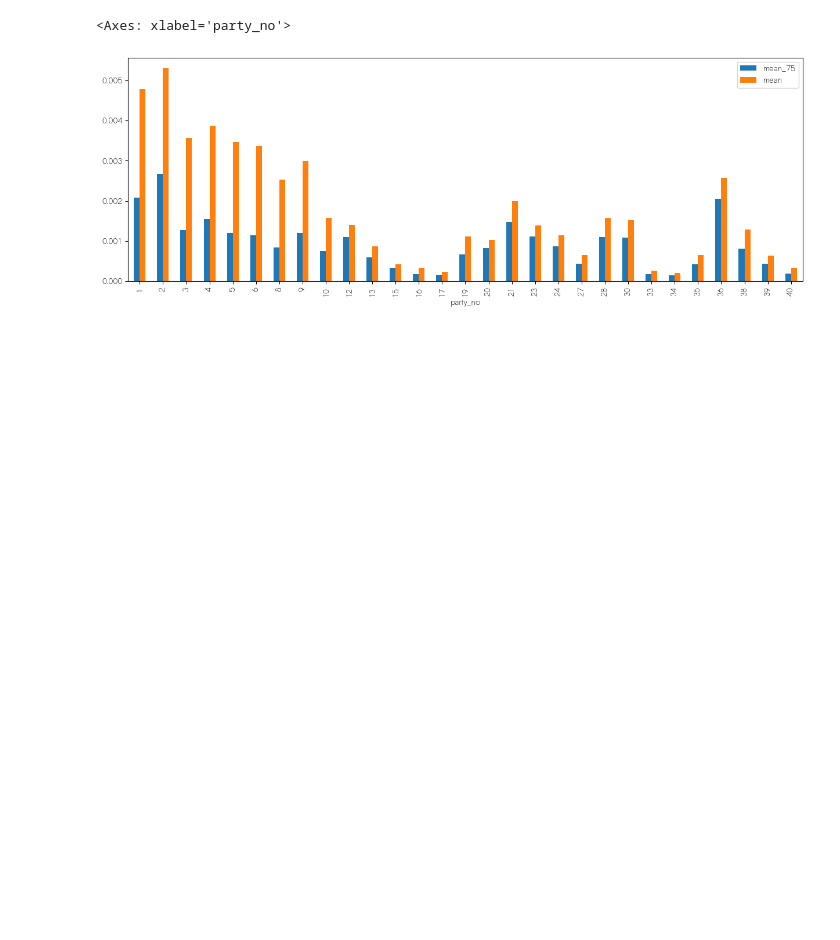
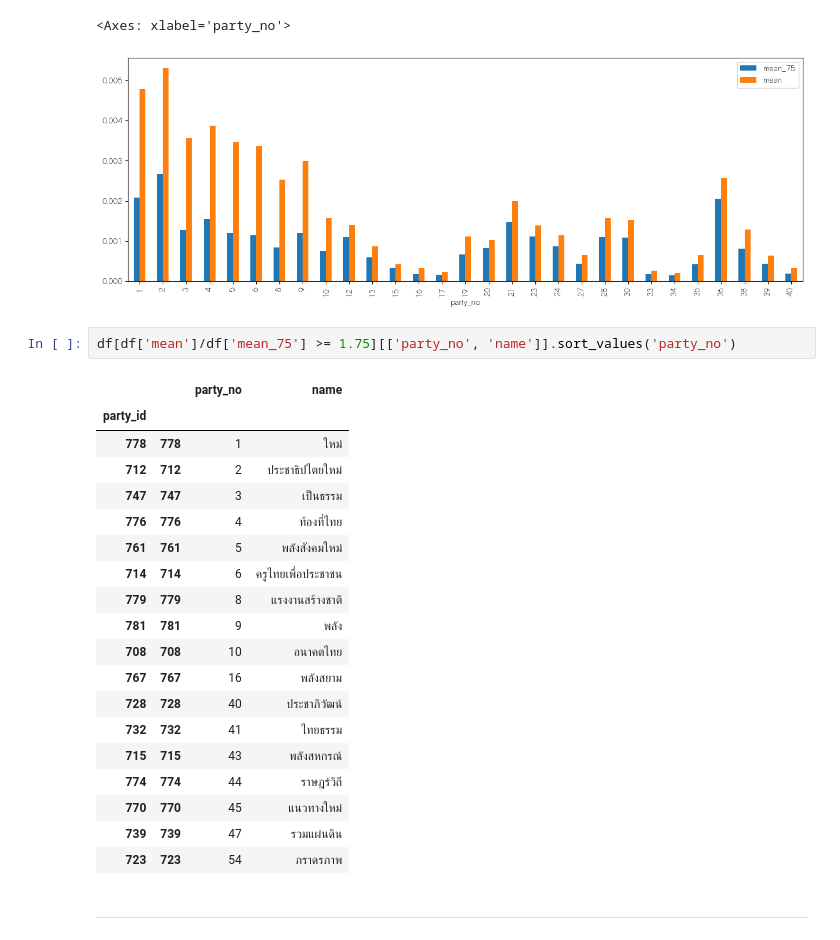
Before and after one commit to longman694/ect_66_analysis_pd, a Jupyter notebook: analysis.ipynb, the cells around one changed output. Drawn from its saved outputs; the diff is of its cells as text; blank space fills up the shorter version.

```diff
--- a/analysis.py.ipynb
+++ b/analysis.ipynb
@@ -295,3 +125,27 @@ df[df['party_no'] <= 40][['party_no', 'mean_75', 'mean']].sort_values(
 # %% [output]
 <Axes: xlabel='party_no'>
 [figure]
+# %%
+df[df['mean']/df['mean_75'] >= 1.75][['party_no', 'name']].sort_values('party_no')
+# %% [output]
+|  |  | party_no | name |
+| party_id |  |  |  |
+| 778 | 778 | 1 | ใหม่ |
+| 712 | 712 | 2 | ประชาธิปไตยใหม่ |
+| 747 | 747 | 3 | เป็นธรรม |
+| 776 | 776 | 4 | ท้องที่ไทย |
+| 761 | 761 | 5 | พลังสังคมใหม่ |
+| 714 | 714 | 6 | ครูไทยเพื่อประชาชน |
+| 779 | 779 | 8 | แรงงานสร้างชาติ |
+| 781 | 781 | 9 | พลัง |
+| 708 | 708 | 10 | อนาคตไทย |
+| 767 | 767 | 16 | พลังสยาม |
+| 728 | 728 | 40 | ประชาภิวัฒน์ |
+| 732 | 732 | 41 | ไทยธรรม |
+| 715 | 715 | 43 | พลังสหกรณ์ |
+| 774 | 774 | 44 | ราษฎร์วิถี |
+| 770 | 770 | 45 | แนวทางใหม่ |
+| 739 | 739 | 47 | รวมแผ่นดิน |
+| 723 | 723 | 54 | ภราดรภาพ |
+# %% [markdown]
+---
```
Also changed, not shown: parts of 11 cells of this notebook, 1 other file.
